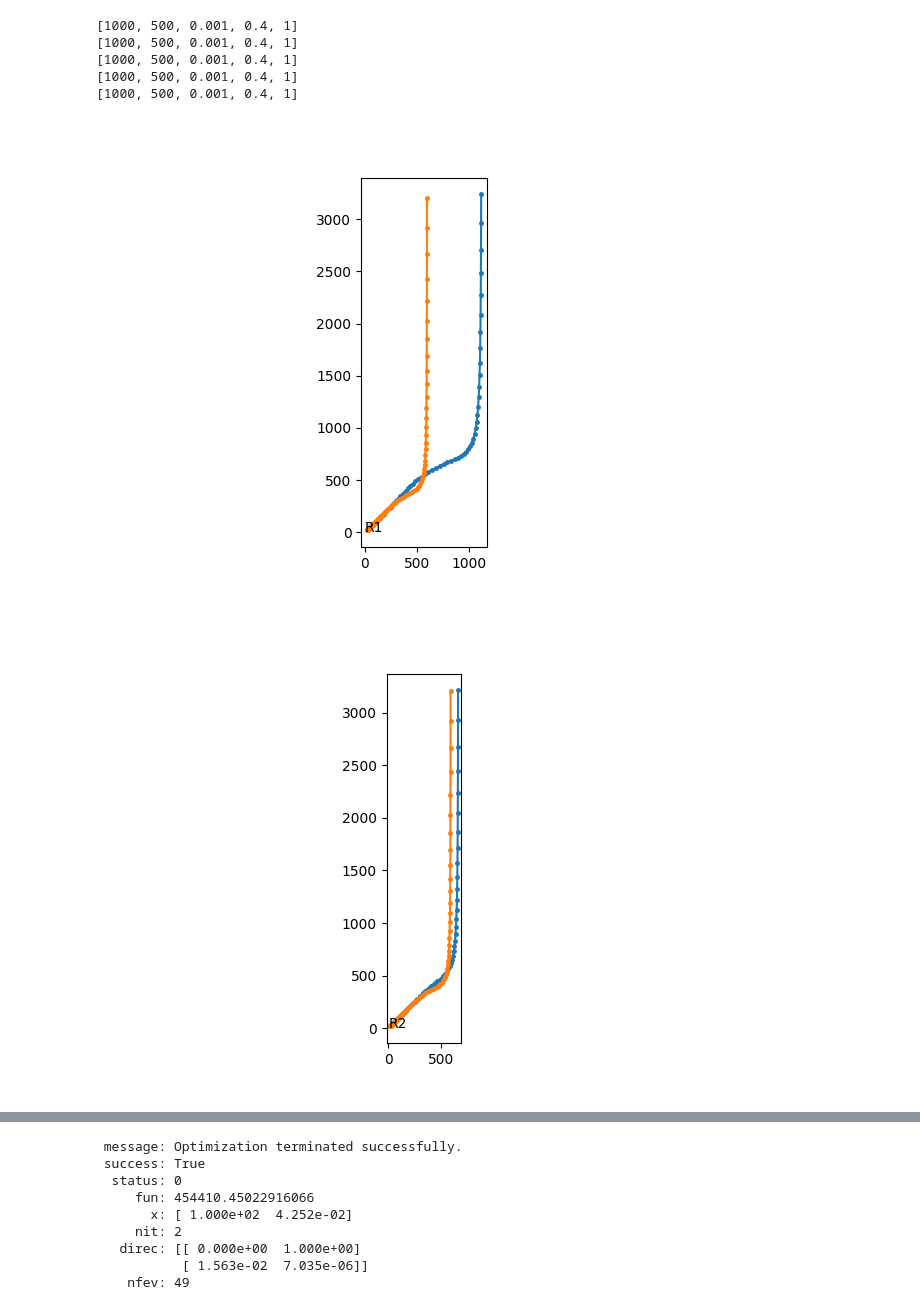
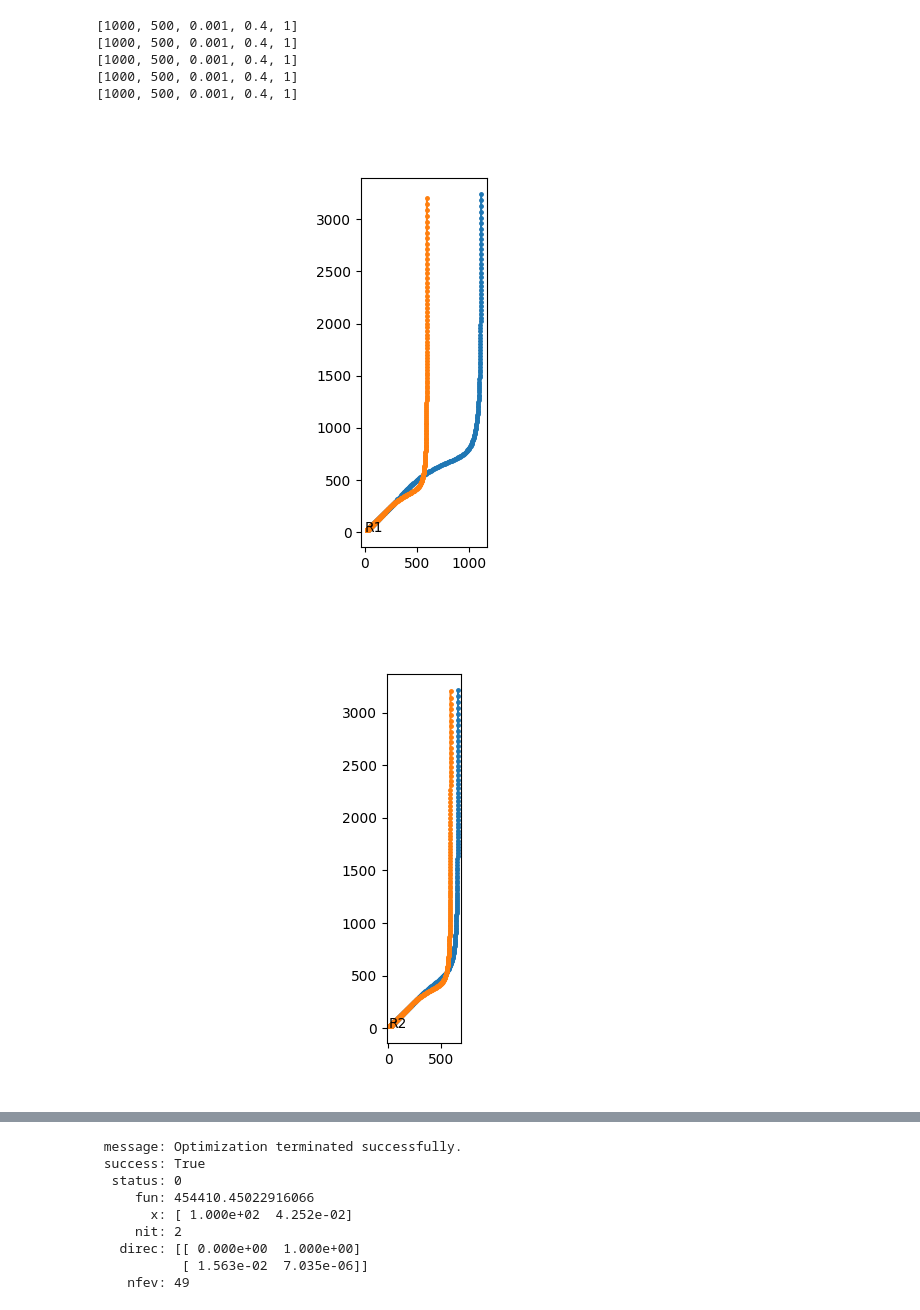
Before and after one commit to Yugal0/fitting-eis-importance-of-weighing, a Jupyter notebook: main.ipynb, the cells around one changed output, grey strips where cells are left out. Cells and saved outputs as stored; diff of their text form; code cells hidden in the pictures.

```diff
--- a/main.ipynb
+++ b/main.ipynb
@@ -41,7 +41,7 @@ from models import *
 # print(c2)
 
 #generate 5 plots (there are total 5 params in the model) , set the base parameters (set the values), tweak the parameters one by one, plot the impedance plots in 2D as well as 3D, (goal is to see the difference in the plots)
-freq_list=np.logspace(-1,3,100)
+freq_list=np.logspace(-1,3,500)
 
 param_names = ["R1","R2","Q","δ","α"]
 base_params = [1000,500,1e-3,0.4,1]
@@ -57,32 +57,32 @@ for param_idx,p_name in zip(range(0,len(base_params)),param_names):
     c_modified = CustomCircuit(initial_guess=modified_params,circuit="TLMtwox_1")
     z_modified  = c_modified.predict(frequencies=freq_list)
     fig, ax = plt.subplots()
     ax.set_aspect("equal")
     ax.text(0.5,0.7,p_name)
     ax.plot(np.real(z_modified),-np.imag(z_modified),".",ms=5,linestyle="-")
     # z_modified=[]
     ax.plot(np.real(z_base),-np.imag(z_base),".",ms=5,linestyle="-")
 
 
 # fig, ax=plt.subplots()
 # ax.set_aspect("equal")
 # # ax.set_xlim(0,10000)
 # for R1 in [1000,2000]:
 #     c1= CustomCircuit(initial_guess=[R1,500,1e-3,0.4,1],circuit="TLMtwox_1")
 #     zz=c1.predict(frequencies=np.logspace(-1,3,100))
 #     ax.plot(np.real(zz),-np.imag(zz),".",ms=5)
 
 # # plt.gca().text(0.5,0.5,"Experimental Data",transform=plt.gca().transAxes)
 
 # for R2 in [1000,2000]:
 #     c1= CustomCircuit(initial_guess=[R,500,1e-3,0.4,1],circuit="TLMtwox_1")
 #     zz=c1.predict(frequencies=np.logspace(-1,3,100))
 #     ax.plot(np.real(zz),-np.imag(zz),".",ms=5)
 # %% [output]
 [1000, 500, 0.001, 0.4, 1]
 [1000, 500, 0.001, 0.4, 1]
 [1000, 500, 0.001, 0.4, 1]
 [1000, 500, 0.001, 0.4, 1]
 [1000, 500, 0.001, 0.4, 1]
-[figure, old version]
+[figure, new version]
-[figure, old version]
+[figure, new version]
```
Also changed, not shown: parts of 1 cell of this notebook.
